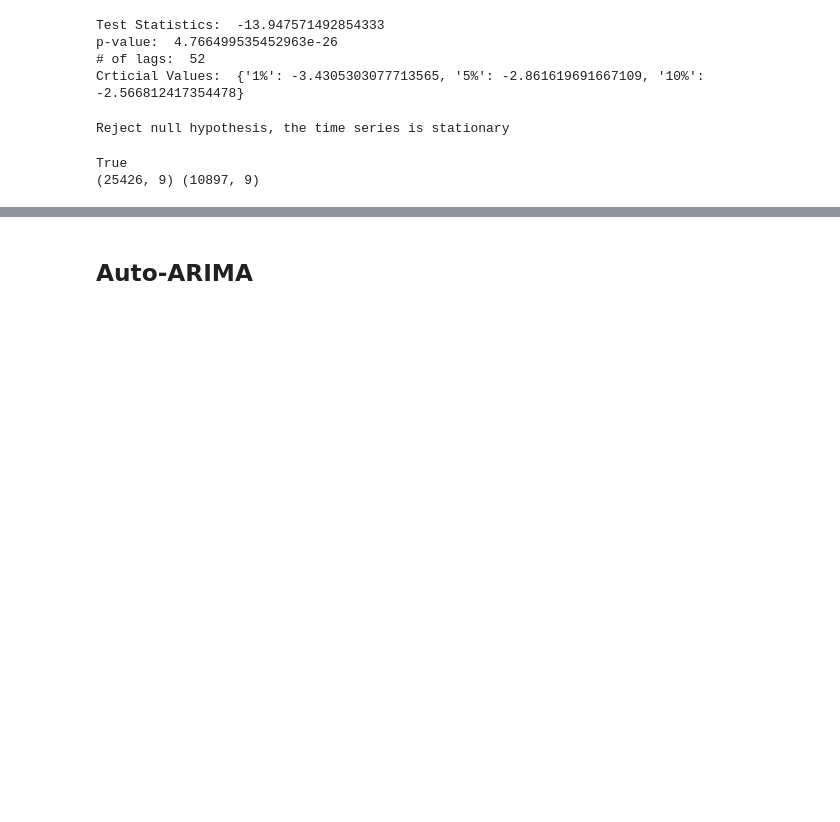
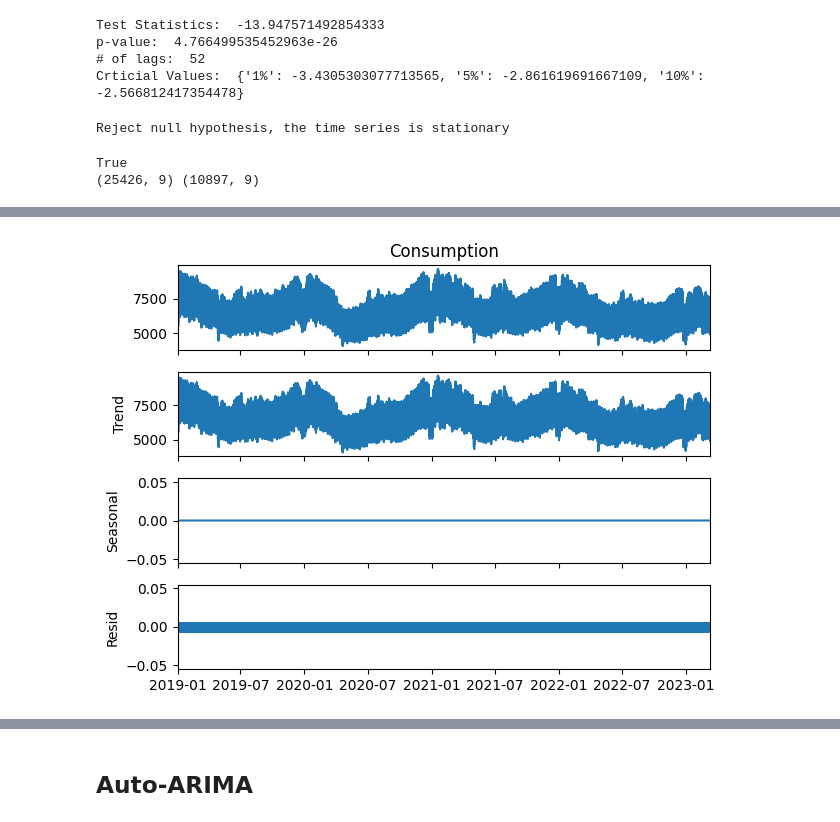
Before and after one commit to DemetriousLloyd/Portfolio, a Jupyter notebook: R_Py_Projects/Time_Series_Modeling_Romanian Electricity.ipynb, the cells around one changed output, grey strips where cells are left out. Cells and saved outputs as stored; diff of their text form; code cells hidden in the pictures; blank space fills up the shorter version.

```diff
--- a/R_Py_Projects/Time_Series_Modeling_Romanian Electricity.ipynb
+++ b/R_Py_Projects/Time_Series_Modeling_Romanian Electricity.ipynb
@@ -235,0 +219,12 @@ Notes to self
+# %%
+# Periodogram
+# Additive Decomposition: https://machinelearningmastery.com/decompose-time-series-data-trend-seasonality/
+from random import randrange
+from pandas import Series
+from matplotlib import pyplot
+from statsmodels.tsa.seasonal import seasonal_decompose
+result = seasonal_decompose(df['Consumption'], model='additive', period=1)
+result.plot()
+plt.show()
+# %% [output]
+[figure, added]
```
Also changed, not shown: parts of 32 cells of this notebook.
